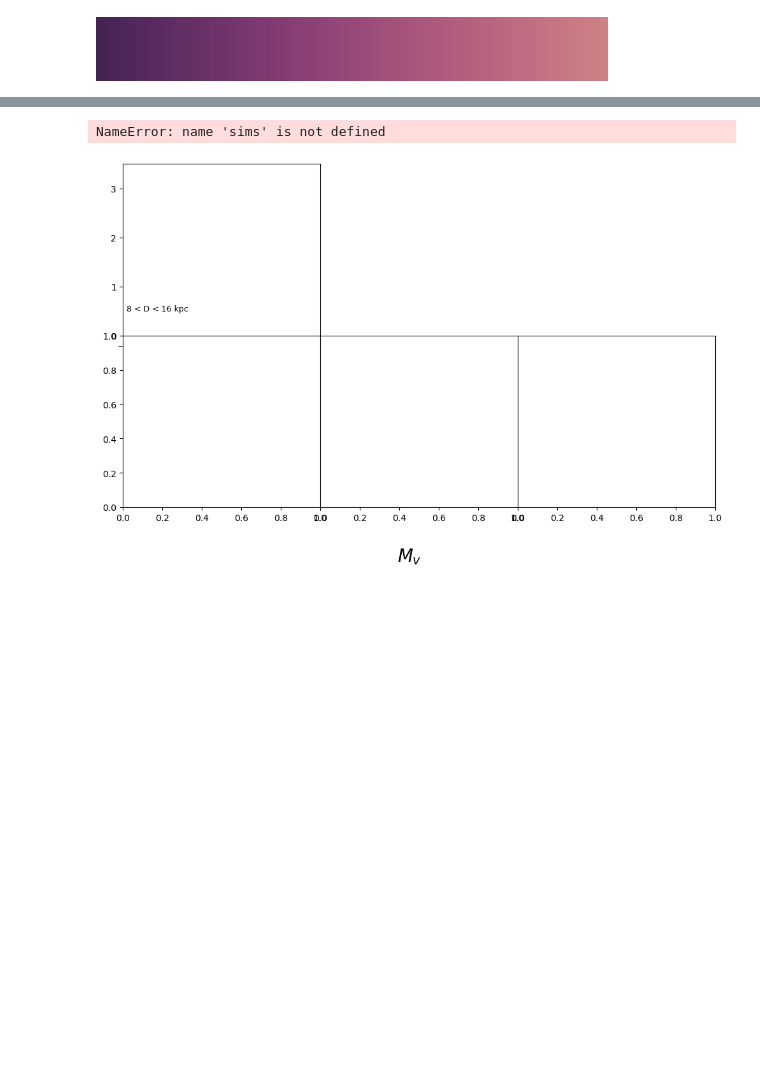
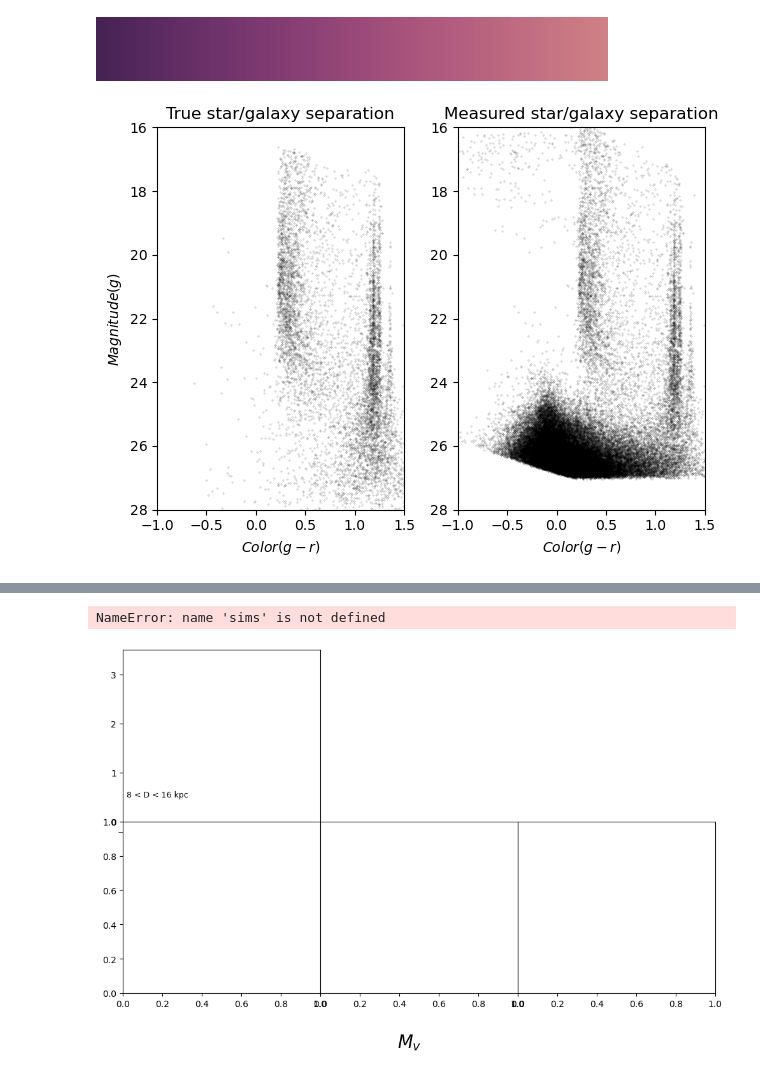
Before and after one commit to sidneymau/simple_adl, a Jupyter notebook: notebooks/sanity.ipynb, the cells around one changed output, grey strips where cells are left out. Saved outputs shown, nothing was run; the diff lists cells and outputs as text; code cells hidden in the pictures; blank space fills up the shorter version.

```diff
--- a/notebooks/sanity.ipynb
+++ b/notebooks/sanity.ipynb
@@ -298,3 +300,16 @@ from lsst.rsp import get_tap_service
 service = get_tap_service()
 assert service is not None
 assert service.baseurl == "https://data.lsst.cloud/api/tap"
+# %%
+df1 = query_RSP_truth(service, 50, -40)
+df2 = query(service, 50, -40)
+# %%
+fig, axs = plt.subplots(nrows = 1, ncols = 2)
+axs[0].set_title("True star/galaxy separation")
+axs[0].set_ylabel('$Magnitude (g)$')
+plot_cmd(df1, axs[0])
+axs[1].set_title("Measured star/galaxy separation")
+plot_cmd(df2, axs[1])
+plt.tight_layout()
+# %% [output]
+[figure, added]
```
Also changed, not shown: parts of 58 cells of this notebook, 2 other files.
